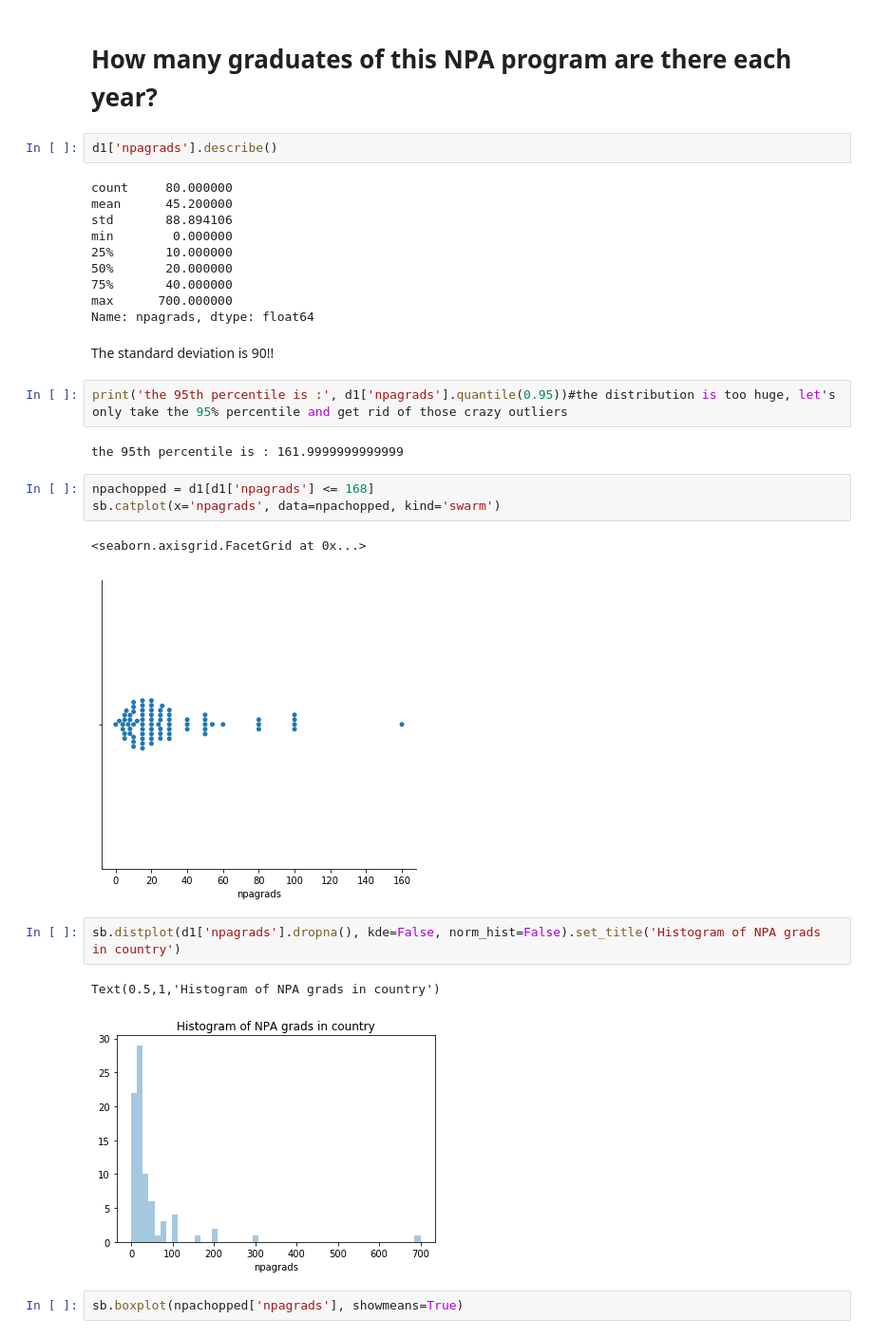
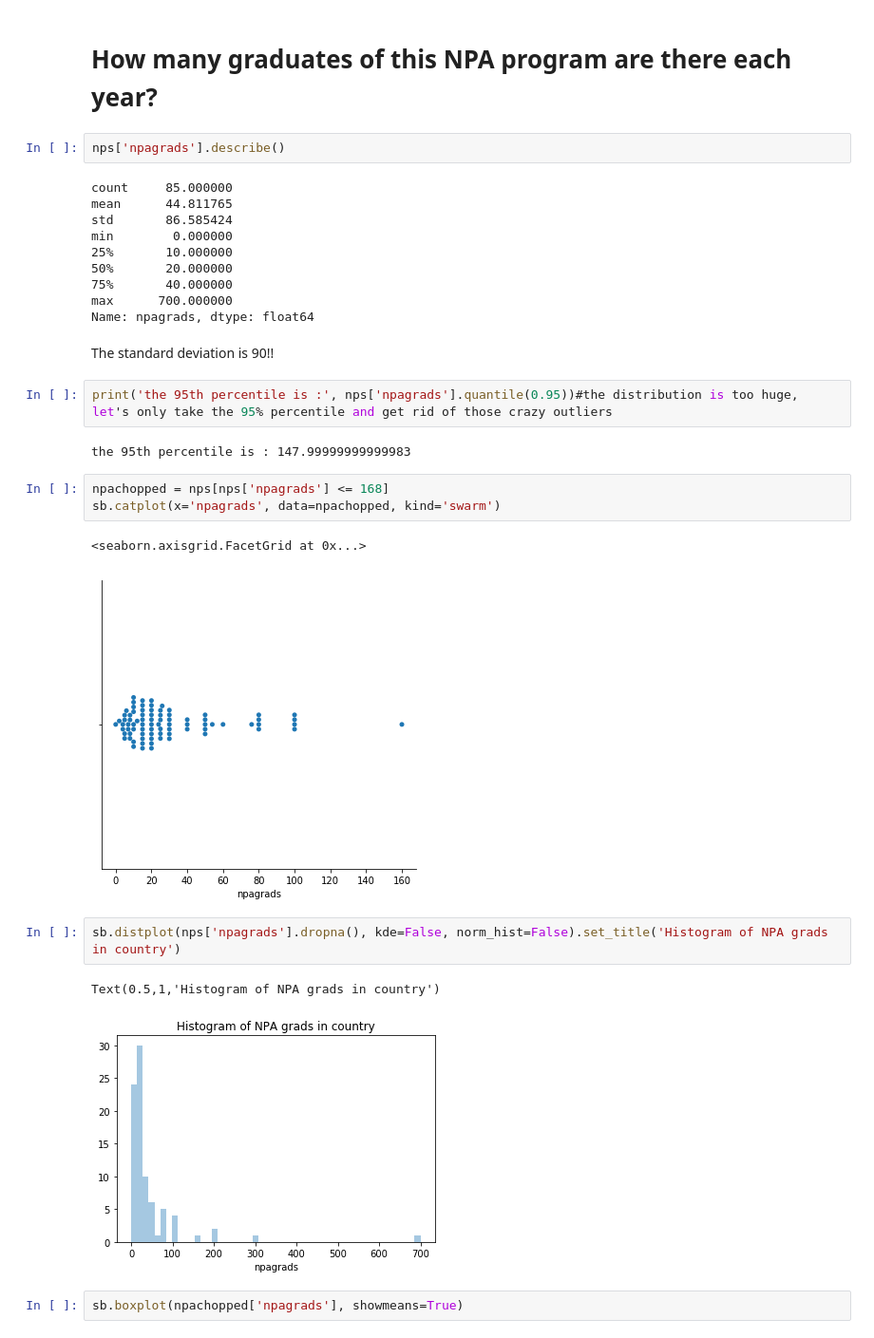
Before and after one commit to lawtj/npa, a Jupyter notebook: npa data.ipynb, the cells around one changed output. Shown at 95% size. Drawn from its saved outputs; the diff is of its cells as text.

```diff
--- a/npa data.ipynb
+++ b/npa data.ipynb
@@ -819,11 +836,11 @@ subspec.sort_values('Yes', ascending=True).plot(ax=ax, kind='barh', stacked=True
 # %% [markdown]
 # <a name='npagrads'>How many graduates of this NPA program are there each year?</a>
 # %%
-d1['npagrads'].describe()
+nps['npagrads'].describe()
 # %% [output]
-count     80.000000
-mean      45.200000
-std       88.894106
+count     85.000000
+mean      44.811765
+std       86.585424
 min        0.000000
 25%       10.000000
 50%       20.000000
@@ -833,20 +850,20 @@ Name: npagrads, dtype: float64
 # %% [markdown]
 The standard deviation is 90!!
 # %%
-print('the 95th percentile is :', d1['npagrads'].quantile(0.95))#the distribution is too huge, let's only take the 95% percentile and get rid of those crazy outliers
+print('the 95th percentile is :', nps['npagrads'].quantile(0.95))#the distribution is too huge, let's only take the 95% percentile and get rid of those crazy outliers
 # %% [output]
-the 95th percentile is : 161.9999999999999
+the 95th percentile is : 147.99999999999983
 # %%
-npachopped = d1[d1['npagrads'] <= 168]
+npachopped = nps[nps['npagrads'] <= 168]
 sb.catplot(x='npagrads', data=npachopped, kind='swarm')
 # %% [output]
 <seaborn.axisgrid.FacetGrid at 0x...>
-[figure, old version]
+[figure, new version]
 # %%
-sb.distplot(d1['npagrads'].dropna(), kde=False, norm_hist=False).set_title('Histogram of NPA grads in country')
+sb.distplot(nps['npagrads'].dropna(), kde=False, norm_hist=False).set_title('Histogram of NPA grads in country')
 # %% [output]
 Text(0.5,1,'Histogram of NPA grads in country')
-[figure, old version]
+[figure, new version]
 # %%
 sb.boxplot(npachopped['npagrads'], showmeans=True)
 # %% [output]
```
Also changed, not shown: parts of 28 cells of this notebook.
